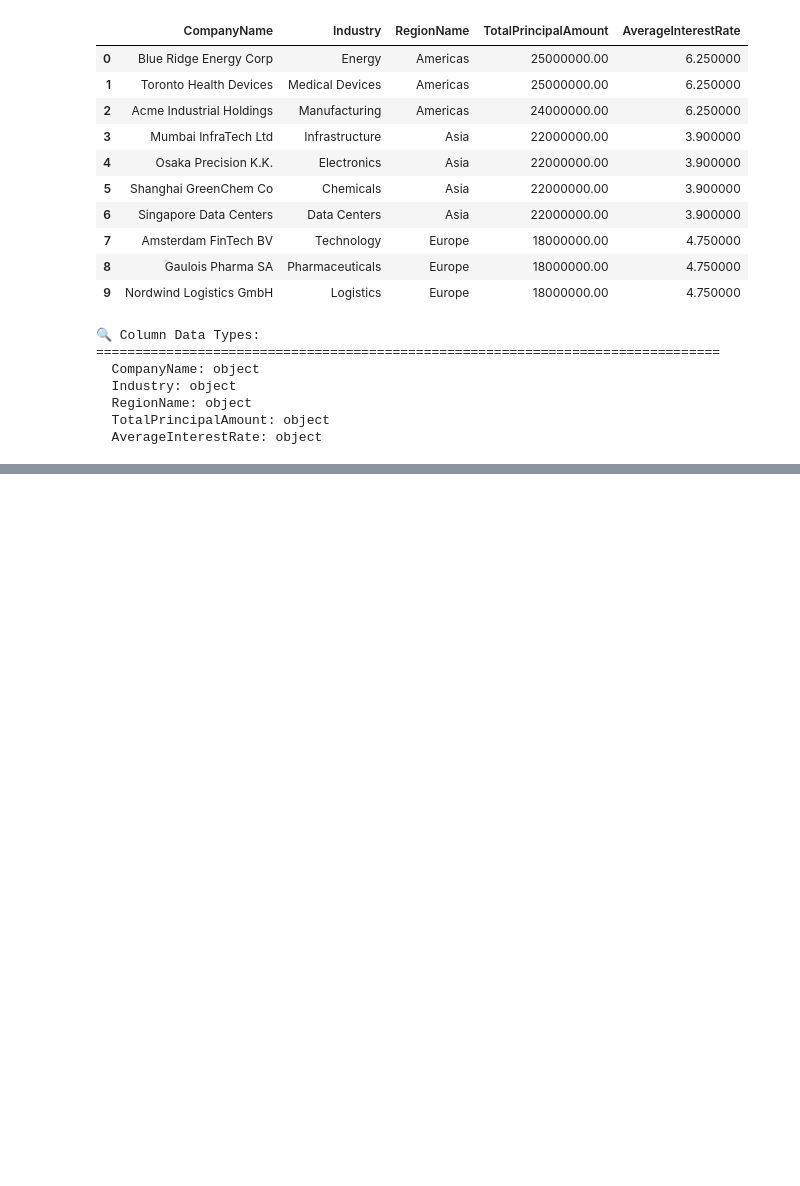
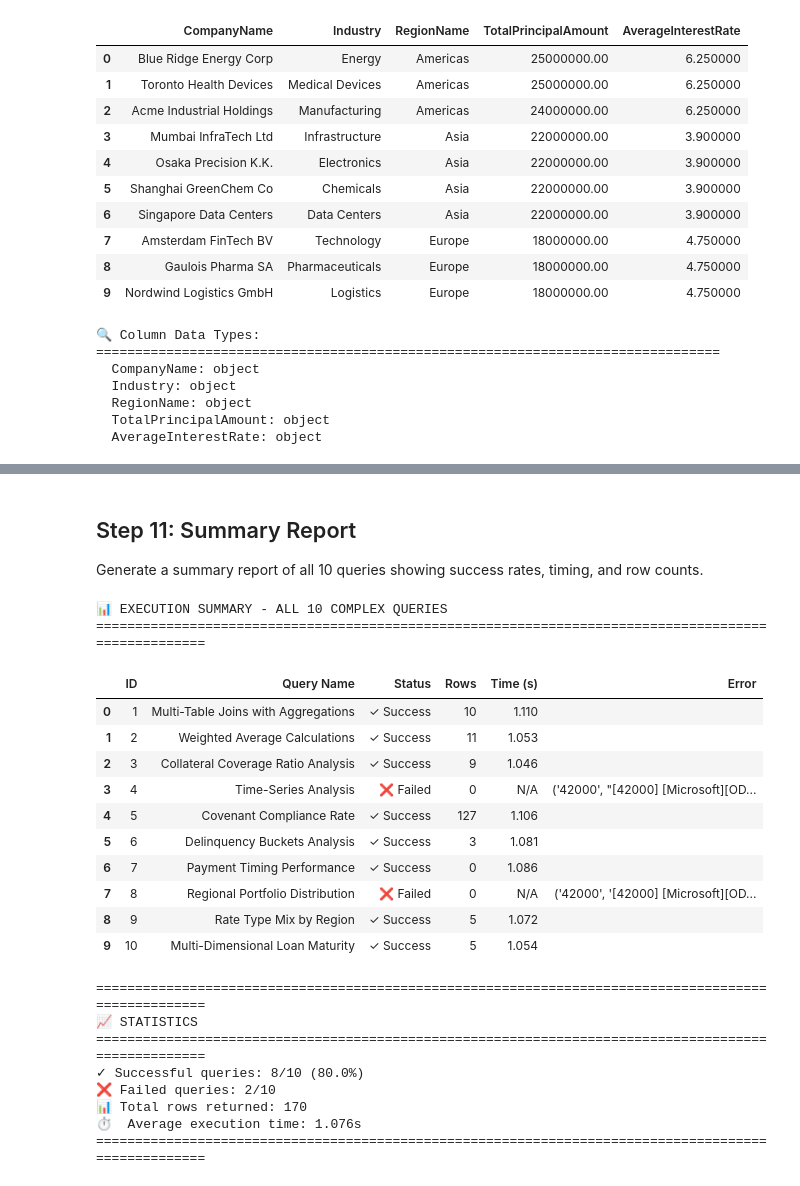
Before and after one commit to Arturo-Quiroga-MSFT/AQ-NEW-NL2SQL, a Jupyter notebook: nl2sql_standalone_AzureAI/NL2SQL_AzureAI_Demo.ipynb, the cells around one changed output, grey strips where cells are left out. Drawn from its saved outputs; the diff is of its cells as text; code cells hidden in the pictures; blank space fills up the shorter version.

```diff
--- a/nl2sql_standalone_AzureAI/NL2SQL_AzureAI_Demo.ipynb
+++ b/nl2sql_standalone_AzureAI/NL2SQL_AzureAI_Demo.ipynb
@@ -510,0 +808,60 @@ Columns: CompanyName, Industry, RegionName, TotalPrincipalAmount, AverageInteres
+# %% [markdown]
+## Step 11: Summary Report
+
+Generate a summary report of all 10 queries showing success rates, timing, and row counts.
+# %%
+# Create summary DataFrame
+summary_data = []
+
+for result in all_results:
+    summary_data.append({
+        'ID': result['id'],
+        'Query Name': result['name'],
+        'Status': '✓ Success' if result['error'] is None else '❌ Failed',
+        'Rows': result['row_count'],
+        'Time (s)': f"{result['execution_time']:.3f}" if result['execution_time'] else 'N/A',
+        'Error': result['error'] if result['error'] else ''
+    })
+
+summary_df = pd.DataFrame(summary_data)
+
+print("📊 EXECUTION SUMMARY - ALL 10 COMPLEX QUERIES")
+print("=" * 100)
+display(summary_df)
+
+# Calculate statistics
+successful = len([r for r in all_results if r['error'] is None])
+failed = len([r for r in all_results if r['error'] is not None])
+total_rows = sum([r['row_count'] for r in all_results])
+avg_time = sum([r['execution_time'] for r in all_results if r['execution_time']]) / successful if successful > 0 else 0
+
+print("\n" + "=" * 100)
+print("📈 STATISTICS")
+print("=" * 100)
+print(f"✓ Successful queries: {successful}/{len(all_results)} ({successful/len(all_results)*100:.1f}%)")
+print(f"❌ Failed queries: {failed}/{len(all_results)}")
+print(f"📊 Total rows returned: {total_rows:,}")
+print(f"⏱️  Average execution time: {avg_time:.3f}s")
+print("=" * 100)
+# %% [output]
+📊 EXECUTION SUMMARY - ALL 10 COMPLEX QUERIES
+====================================================================================================
+|  | ID | Query Name | Status | Rows | Time (s) | Error |
+| 0 | 1 | Multi-Table Joins with Aggregations | ✓ Success | 10 | 1.110 |  |
+| 1 | 2 | Weighted Average Calculations | ✓ Success | 11 | 1.053 |  |
+| 2 | 3 | Collateral Coverage Ratio Analysis | ✓ Success | 9 | 1.046 |  |
+| 3 | 4 | Time-Series Analysis | ❌ Failed | 0 | N/A | ('42000', "[42000] [Microsoft][OD... |
+| 4 | 5 | Covenant Compliance Rate | ✓ Success | 127 | 1.106 |  |
+| 5 | 6 | Delinquency Buckets Analysis | ✓ Success | 3 | 1.081 |  |
+| 6 | 7 | Payment Timing Performance | ✓ Success | 0 | 1.086 |  |
+| 7 | 8 | Regional Portfolio Distribution | ❌ Failed | 0 | N/A | ('42000', '[42000] [Microsoft][OD... |
+| 8 | 9 | Rate Type Mix by Region | ✓ Success | 5 | 1.072 |  |
+| 9 | 10 | Multi-Dimensional Loan Maturity | ✓ Success | 5 | 1.054 |  |
+====================================================================================================
+📈 STATISTICS
+====================================================================================================
+✓ Successful queries: 8/10 (80.0%)
+❌ Failed queries: 2/10
+📊 Total rows returned: 170
+⏱️  Average execution time: 1.076s
+====================================================================================================
```
Also changed, not shown: parts of 6 cells of this notebook.
